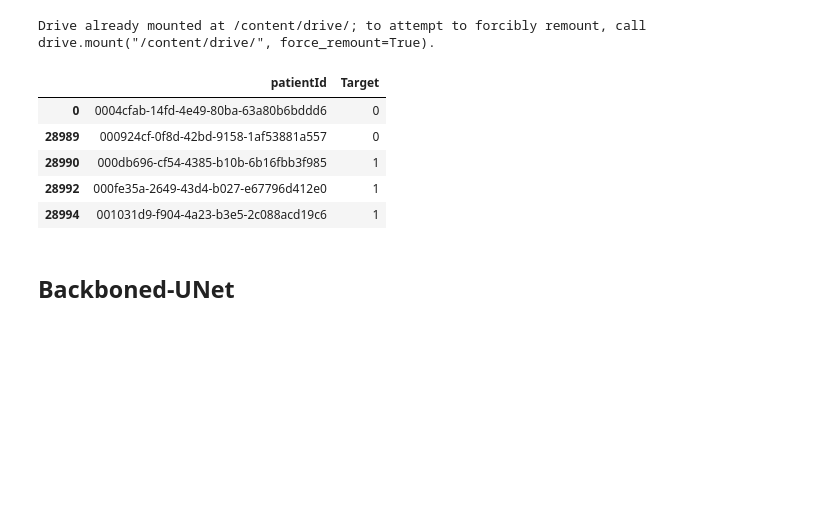
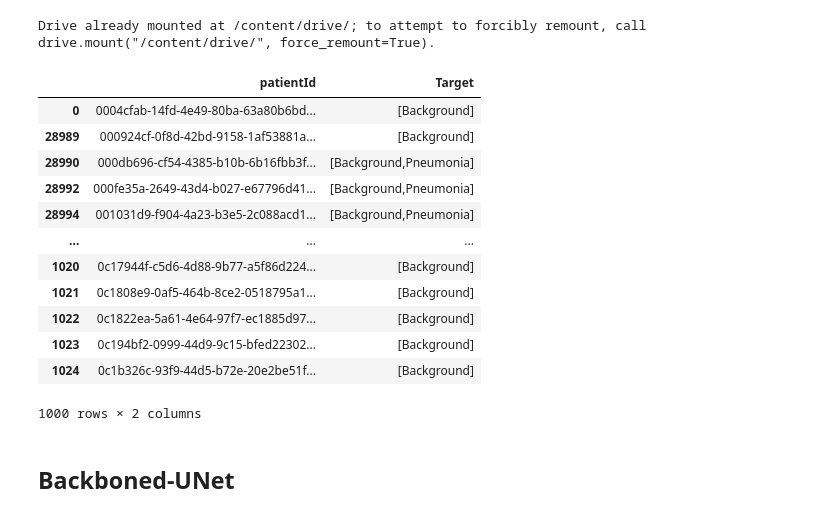
Before and after one commit to meashu31/AIML-Capstone-CV9, a Jupyter notebook: Unet_Models_Pneumonia.ipynb, the cells around one changed output. Saved outputs shown, nothing was run; the diff lists cells and outputs as text; code cells hidden in the pictures; blank space fills up the shorter version.

```diff
--- a/Unet_Models_Pneumonia.ipynb
+++ b/Unet_Models_Pneumonia.ipynb
@@ -99,28 +69,33 @@ os.chdir(ProjectPath) #changing the current directory path to the project direco
 # %%
 bbox_dataframe = pd.read_csv(os.path.join(CSVPath,"stage_2_train_labels.csv"), usecols=['patientId','Target'])
 bbox_dataframe.sort_values("patientId", inplace=True)
 bbox_dataframe.drop_duplicates( keep="first", inplace=True)
-
-dataframe = pd.read_csv(os.path.join(CSVPath,"stage_2_train_labels.csv"), usecols=['patientId','Target'])
-dataframe.sort_values("patientId", inplace=True)
-dataframe.drop_duplicates( keep="first", inplace=True)
 
 def append_ext(fn):
     return fn+".png"
 
 def TargetUpdate(fn):
   return ['Background'] if fn == 0 else ["Background,Pneumonia"]
 
 bbox_dataframe['patientId'] = bbox_dataframe['patientId'].apply(append_ext)
 bbox_dataframe['Target'] = bbox_dataframe['Target'].apply(TargetUpdate)
 
-dataframe.head(5)
+bbox_dataframe.head(5)
+bbox_dataframe = bbox_dataframe[:1000]
+bbox_dataframe
 # %% [output]
 |  | patientId | Target |
-| 0 | 0004cfab-14fd-4e49-80ba-63a80b6bddd6 | 0 |
-| 28989 | 000924cf-0f8d-42bd-9158-1af53881a557 | 0 |
-| 28990 | 000db696-cf54-4385-b10b-6b16fbb3f985 | 1 |
-| 28992 | 000fe35a-2649-43d4-b027-e67796d412e0 | 1 |
-| 28994 | 001031d9-f904-4a23-b3e5-2c088acd19c6 | 1 |
+| 0 | 0004cfab-14fd-4e49-80ba-63a80b6bd... | [Background] |
+| 28989 | 000924cf-0f8d-42bd-9158-1af53881a... | [Background] |
+| 28990 | 000db696-cf54-4385-b10b-6b16fbb3f... | [Background,Pneumonia] |
+| 28992 | 000fe35a-2649-43d4-b027-e67796d41... | [Background,Pneumonia] |
+| 28994 | 001031d9-f904-4a23-b3e5-2c088acd1... | [Background,Pneumonia] |
+| ... | ... | ... |
+| 1020 | 0c17944f-c5d6-4d88-9b77-a5f86d224... | [Background] |
+| 1021 | 0c1808e9-0af5-464b-8ce2-0518795a1... | [Background] |
+| 1022 | 0c1822ea-5a61-4e64-97f7-ec1885d97... | [Background] |
+| 1023 | 0c194bf2-0999-44d9-9c15-bfed22302... | [Background] |
+| 1024 | 0c1b326c-93f9-44d5-b72e-20e2be51f... | [Background] |
+1000 rows × 2 columns
 # %% [markdown]
 ## Backboned-UNet
```
Also changed, not shown: parts of 14 cells of this notebook.
